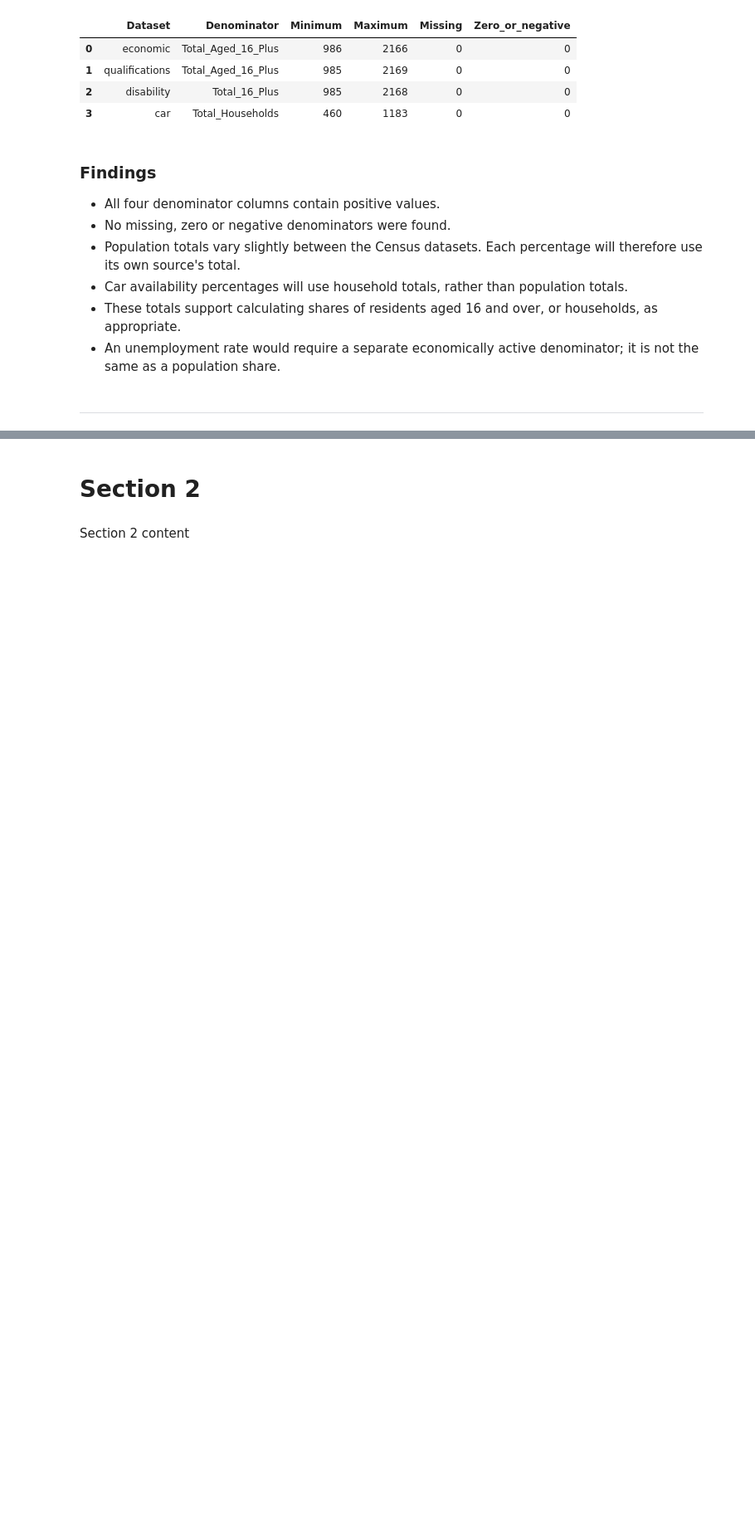
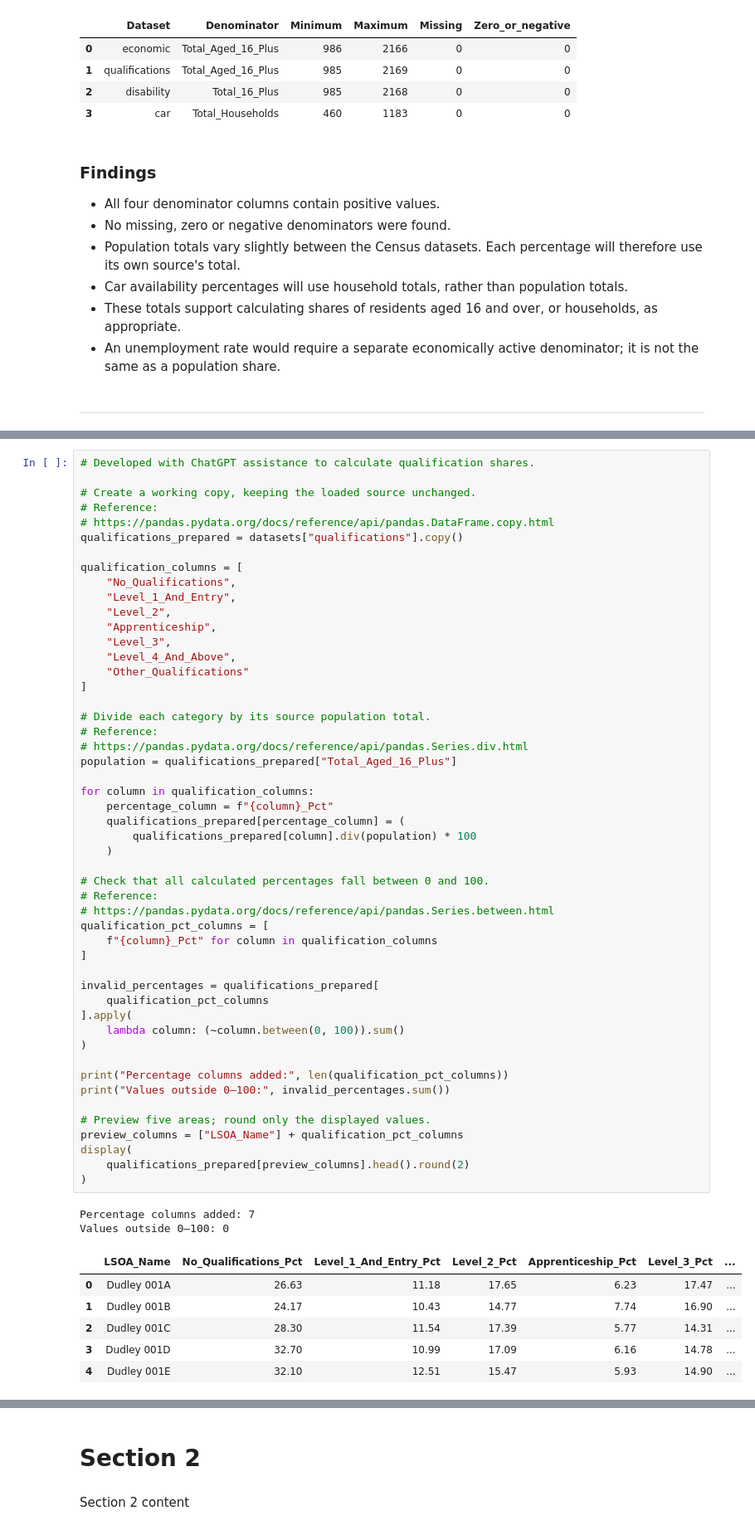
Before and after one commit to LieneRubule/dudley-employment-barriers, a Jupyter notebook: jupyter_notebooks/06_merge_and_prepare.ipynb, the cells around one changed output, grey strips where cells are left out. Shown at 83% size. Cells and saved outputs as stored; diff of their text form; blank space fills up the shorter version.

Commit message:
Calculate and validate qualification percentages

```diff
--- a/jupyter_notebooks/06_merge_and_prepare.ipynb
+++ b/jupyter_notebooks/06_merge_and_prepare.ipynb
@@ -439,0 +448,59 @@ display(denominator_checks)
+# %%
+# Developed with ChatGPT assistance to calculate qualification shares.
+
+# Create a working copy, keeping the loaded source unchanged.
+# Reference:
+# https://pandas.pydata.org/docs/reference/api/pandas.DataFrame.copy.html
+qualifications_prepared = datasets["qualifications"].copy()
+
+qualification_columns = [
+    "No_Qualifications",
+    "Level_1_And_Entry",
+    "Level_2",
+    "Apprenticeship",
+    "Level_3",
+    "Level_4_And_Above",
+    "Other_Qualifications"
+]
+
+# Divide each category by its source population total.
+# Reference:
+# https://pandas.pydata.org/docs/reference/api/pandas.Series.div.html
+population = qualifications_prepared["Total_Aged_16_Plus"]
+
+for column in qualification_columns:
+    percentage_column = f"{column}_Pct"
+    qualifications_prepared[percentage_column] = (
+        qualifications_prepared[column].div(population) * 100
+    )
+
+# Check that all calculated percentages fall between 0 and 100.
+# Reference:
+# https://pandas.pydata.org/docs/reference/api/pandas.Series.between.html
+qualification_pct_columns = [
+    f"{column}_Pct" for column in qualification_columns
+]
+
+invalid_percentages = qualifications_prepared[
+    qualification_pct_columns
+].apply(
+    lambda column: (~column.between(0, 100)).sum()
+)
+
+print("Percentage columns added:", len(qualification_pct_columns))
+print("Values outside 0–100:", invalid_percentages.sum())
+
+# Preview five areas; round only the displayed values.
+preview_columns = ["LSOA_Name"] + qualification_pct_columns
+display(
+    qualifications_prepared[preview_columns].head().round(2)
+)
+# %% [output]
+Percentage columns added: 7
+Values outside 0–100: 0
+|  | LSOA_Name | No_Qualifications_Pct | Level_1_And_Entry_Pct | Level_2_Pct | Apprenticeship_Pct | Level_3_Pct | ... |
+| 0 | Dudley 001A | 26.63 | 11.18 | 17.65 | 6.23 | 17.47 | ... |
+| 1 | Dudley 001B | 24.17 | 10.43 | 14.77 | 7.74 | 16.90 | ... |
+| 2 | Dudley 001C | 28.30 | 11.54 | 17.39 | 5.77 | 14.31 | ... |
+| 3 | Dudley 001D | 32.70 | 10.99 | 17.09 | 6.16 | 14.78 | ... |
+| 4 | Dudley 001E | 32.10 | 12.51 | 15.47 | 5.93 | 14.90 | ... |
```
Also changed, not shown: parts of 3 cells of this notebook.
